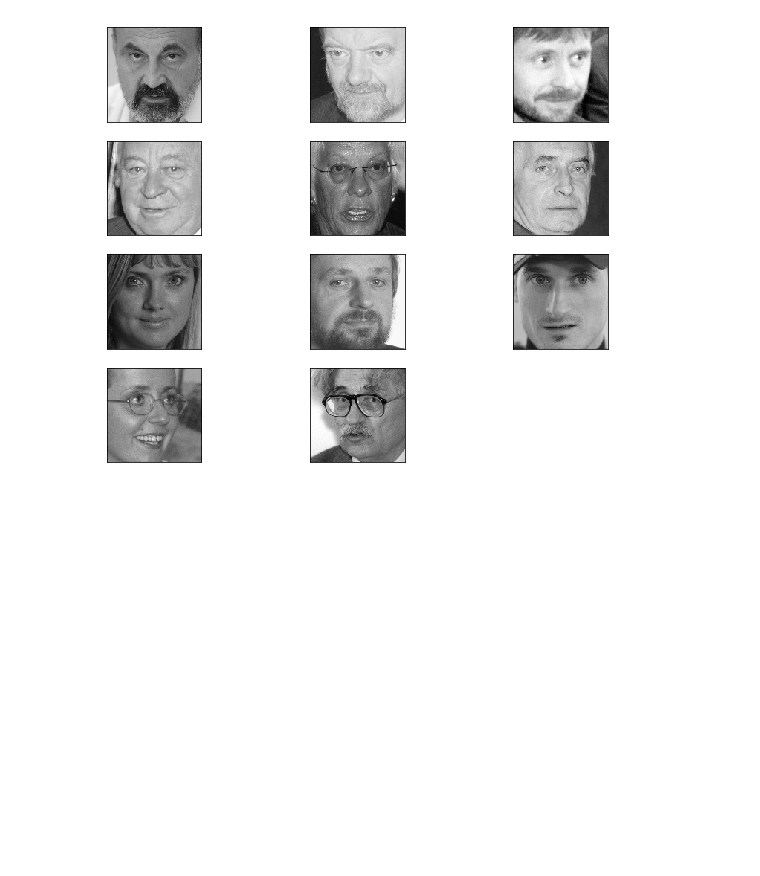
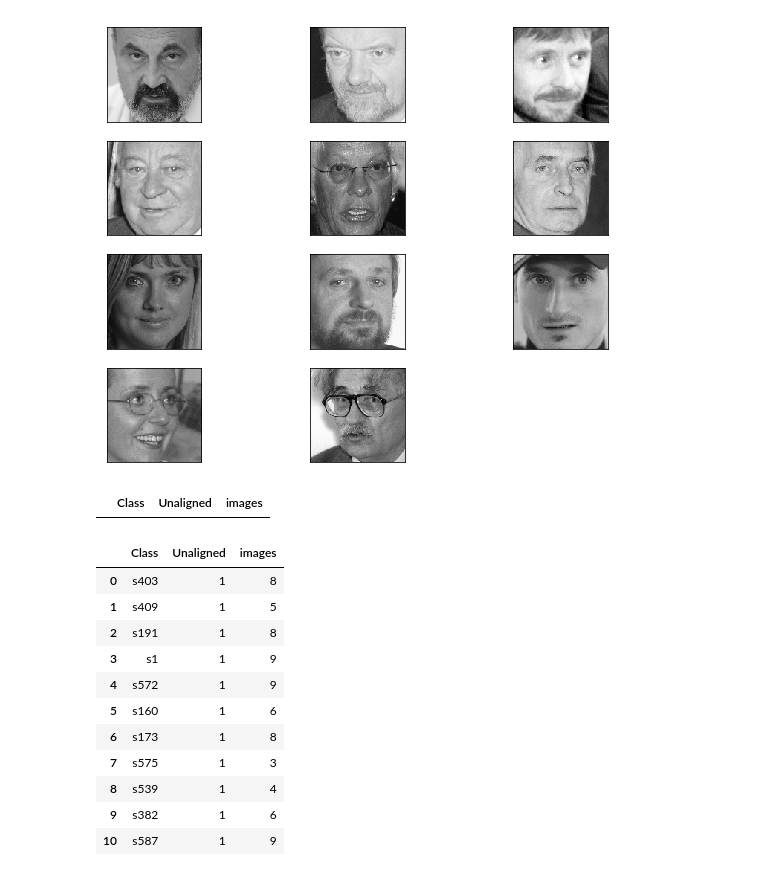
Before and after one commit to srdg/UFIFacerec, a Jupyter notebook: UFI_Facenet.ipynb, the cells around one changed output. Saved outputs shown, nothing was run; the diff lists cells and outputs as text; code cells hidden in the pictures; blank space fills up the shorter version.

```diff
--- a/UFI_Facenet.ipynb
+++ b/UFI_Facenet.ipynb
@@ -169,3 +169,31 @@ for i in range(11):
   plt.yticks([])
 # %% [output]
 [figure]
+# %%
+import os
+import pandas as pd
+def process_log(path,file):
+  '''
+  Processes the log pointed to by file,
+  path refers to the path of the dataset
+  that generated the same while being processed.
+  Returns a pandas dataframe with the classes,
+  number of images unsuccessfully aligned per class,
+  and the number of files that particular class contains.
+  '''
+  unaligned__classes=[]
+  unaligned__files=file_parser(file)
+  for img in unaligned__files:
+    START=img.rfind('s')
+    END=img[START:].find('/')
+    unaligned__classes.append(img[START:START+END])
+  set__classes=list(set(unaligned__classes))
+  count__classes=[unaligned__classes.count(i) for i in set__classes]
+  files_per_class_train=[len(os.listdir('./ufi-cropped/'+path+'/'+i)) for i in set__classes]
+
+  df = pd.DataFrame(
+  {'Class':set__classes,
+  'Unaligned':count__classes,
+  'images':files_per_class_train})
+
+  return df
@@ -171,0 +202,23 @@ for i in range(11):
+# %%
+df[df['Unaligned']==df['images']]
+# no output means we do not have a class where
+# all images were unsuccessfully aligned
+# %% [output]
+|  | Class | Unaligned | images |
+# %%
+df=process_log('train','test_align.log')
+# %%
+df
+# %% [output]
+|  | Class | Unaligned | images |
+| 0 | s403 | 1 | 8 |
+| 1 | s409 | 1 | 5 |
+| 2 | s191 | 1 | 8 |
+| 3 | s1 | 1 | 9 |
+| 4 | s572 | 1 | 9 |
+| 5 | s160 | 1 | 6 |
+| 6 | s173 | 1 | 8 |
+| 7 | s575 | 1 | 3 |
+| 8 | s539 | 1 | 4 |
+| 9 | s382 | 1 | 6 |
+| 10 | s587 | 1 | 9 |
```
Also changed, not shown: parts of 1 cell of this notebook.
